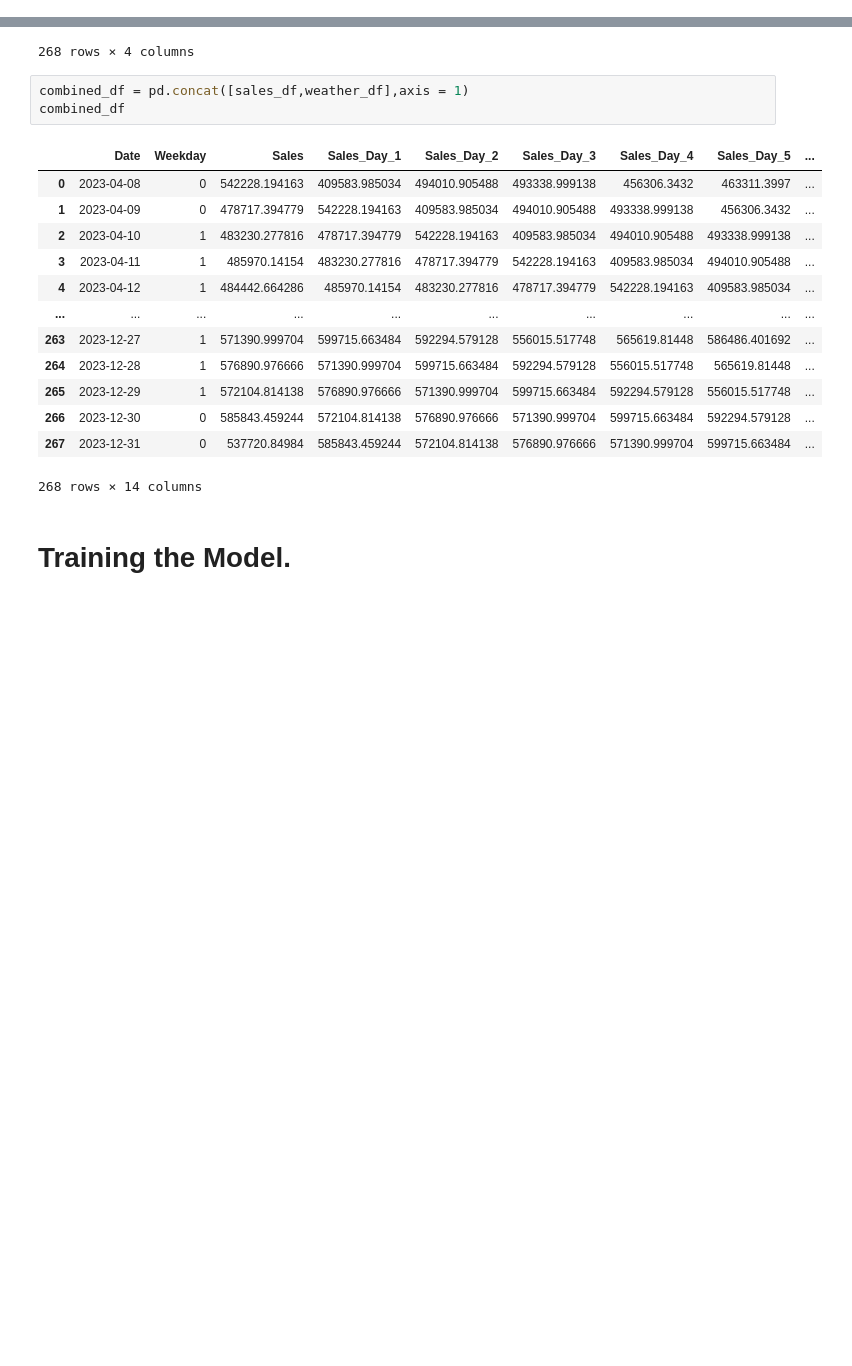
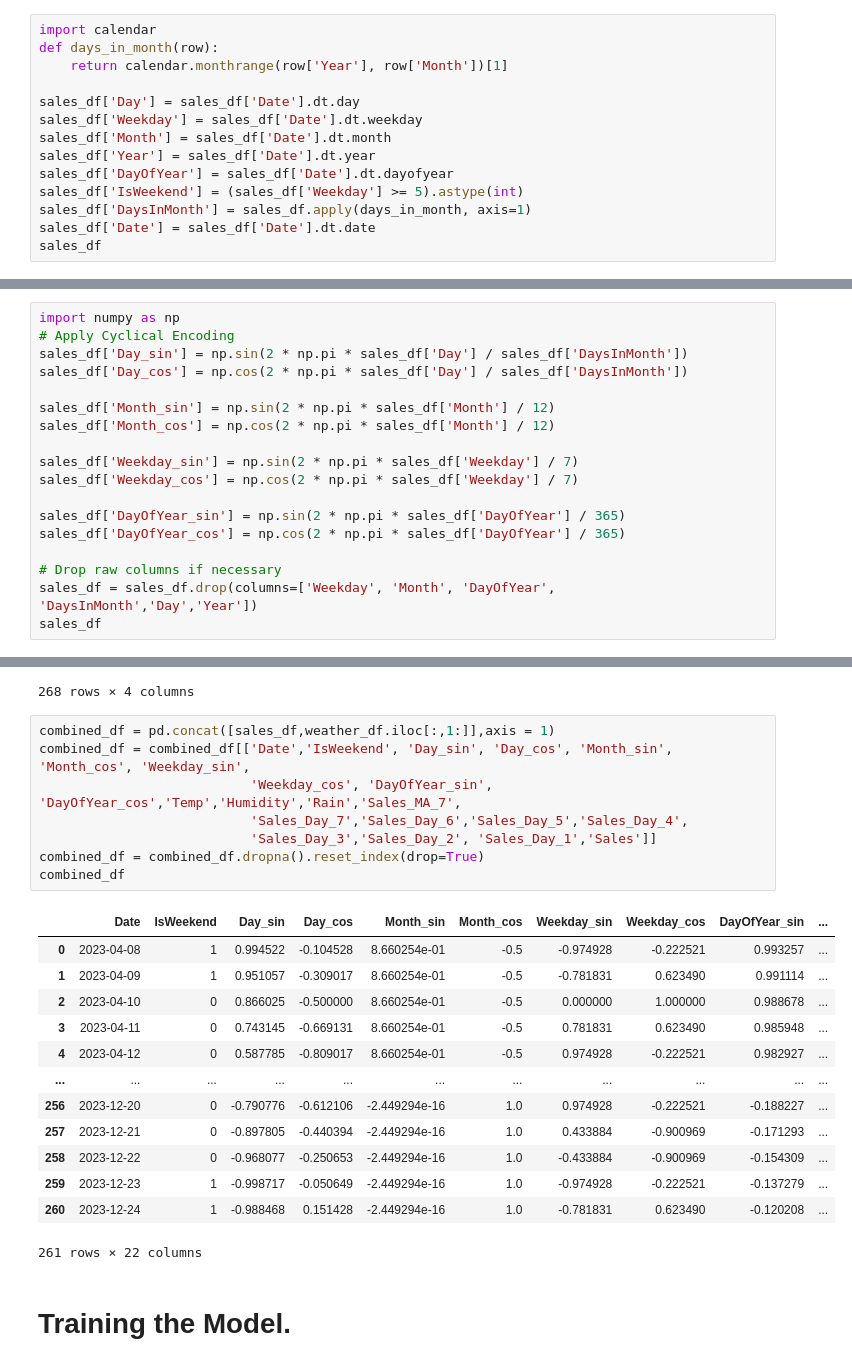
Before and after one commit to milan-roy/CDIS-Project, a Jupyter notebook: ATGL/Jupyer Notebooks/ATGL_FFNN_With_Weather_Mar_2025.ipynb, the cells around one changed output, grey strips where cells are left out. Drawn from its saved outputs; the diff is of its cells as text; blank space fills up the shorter version.

```diff
--- a/ATGL/Jupyer Notebooks/ATGL_FFNN_With_Weather_Mar_2025.ipynb
+++ b/ATGL/Jupyer Notebooks/ATGL_FFNN_With_Weather_Mar_2025.ipynb
@@ -32,0 +33,14 @@ sales_df
+# %%
+import calendar
+def days_in_month(row):
+    return calendar.monthrange(row['Year'], row['Month'])[1]
+
+sales_df['Day'] = sales_df['Date'].dt.day
+sales_df['Weekday'] = sales_df['Date'].dt.weekday
+sales_df['Month'] = sales_df['Date'].dt.month
+sales_df['Year'] = sales_df['Date'].dt.year
+sales_df['DayOfYear'] = sales_df['Date'].dt.dayofyear
+sales_df['IsWeekend'] = (sales_df['Weekday'] >= 5).astype(int)
+sales_df['DaysInMonth'] = sales_df.apply(days_in_month, axis=1)
+sales_df['Date'] = sales_df['Date'].dt.date
+sales_df
@@ -32,0 +61,18 @@ sales_df
+# %%
+import numpy as np
+# Apply Cyclical Encoding
+sales_df['Day_sin'] = np.sin(2 * np.pi * sales_df['Day'] / sales_df['DaysInMonth'])
+sales_df['Day_cos'] = np.cos(2 * np.pi * sales_df['Day'] / sales_df['DaysInMonth'])
+
+sales_df['Month_sin'] = np.sin(2 * np.pi * sales_df['Month'] / 12)
+sales_df['Month_cos'] = np.cos(2 * np.pi * sales_df['Month'] / 12)
+
+sales_df['Weekday_sin'] = np.sin(2 * np.pi * sales_df['Weekday'] / 7)
+sales_df['Weekday_cos'] = np.cos(2 * np.pi * sales_df['Weekday'] / 7)
+
+sales_df['DayOfYear_sin'] = np.sin(2 * np.pi * sales_df['DayOfYear'] / 365)
+sales_df['DayOfYear_cos'] = np.cos(2 * np.pi * sales_df['DayOfYear'] / 365)
+
+# Drop raw columns if necessary
+sales_df = sales_df.drop(columns=['Weekday', 'Month', 'DayOfYear', 'DaysInMonth','Day','Year'])
+sales_df
@@ -47,22 +107,27 @@ weather_df
 | 266 | 2023-12-30 | 71.9 | 69.3 | 0.0 |
 | 267 | 2023-12-31 | 70.9 | 69.3 | 0.0 |
 268 rows × 4 columns
-# %%
-combined_df = pd.concat([sales_df,weather_df],axis = 1)
-combined_df
-# %% [output]
-|  | Date | Weekday | Sales | Sales_Day_1 | Sales_Day_2 | Sales_Day_3 | Sales_Day_4 | Sales_Day_5 | ... |
-| 0 | 2023-04-08 | 0 | 542228.194163 | 409583.985034 | 494010.905488 | 493338.999138 | 456306.3432 | 463311.3997 | ... |
-| 1 | 2023-04-09 | 0 | 478717.394779 | 542228.194163 | 409583.985034 | 494010.905488 | 493338.999138 | 456306.3432 | ... |
-| 2 | 2023-04-10 | 1 | 483230.277816 | 478717.394779 | 542228.194163 | 409583.985034 | 494010.905488 | 493338.999138 | ... |
-| 3 | 2023-04-11 | 1 | 485970.14154 | 483230.277816 | 478717.394779 | 542228.194163 | 409583.985034 | 494010.905488 | ... |
-| 4 | 2023-04-12 | 1 | 484442.664286 | 485970.14154 | 483230.277816 | 478717.394779 | 542228.194163 | 409583.985034 | ... |
-| ... | ... | ... | ... | ... | ... | ... | ... | ... | ... |
-| 263 | 2023-12-27 | 1 | 571390.999704 | 599715.663484 | 592294.579128 | 556015.517748 | 565619.81448 | 586486.401692 | ... |
-| 264 | 2023-12-28 | 1 | 576890.976666 | 571390.999704 | 599715.663484 | 592294.579128 | 556015.517748 | 565619.81448 | ... |
-| 265 | 2023-12-29 | 1 | 572104.814138 | 576890.976666 | 571390.999704 | 599715.663484 | 592294.579128 | 556015.517748 | ... |
-| 266 | 2023-12-30 | 0 | 585843.459244 | 572104.814138 | 576890.976666 | 571390.999704 | 599715.663484 | 592294.579128 | ... |
-| 267 | 2023-12-31 | 0 | 537720.84984 | 585843.459244 | 572104.814138 | 576890.976666 | 571390.999704 | 599715.663484 | ... |
-268 rows × 14 columns
+# %%
+combined_df = pd.concat([sales_df,weather_df.iloc[:,1:]],axis = 1)
+combined_df = combined_df[['Date','IsWeekend', 'Day_sin', 'Day_cos', 'Month_sin', 'Month_cos', 'Weekday_sin',
+                           'Weekday_cos', 'DayOfYear_sin', 'DayOfYear_cos','Temp','Humidity','Rain','Sales_MA_7',
+                           'Sales_Day_7','Sales_Day_6','Sales_Day_5','Sales_Day_4',
+                           'Sales_Day_3','Sales_Day_2', 'Sales_Day_1','Sales']]
+combined_df = combined_df.dropna().reset_index(drop=True)
+combined_df
+# %% [output]
+|  | Date | IsWeekend | Day_sin | Day_cos | Month_sin | Month_cos | Weekday_sin | Weekday_cos | DayOfYear_sin | ... |
+| 0 | 2023-04-08 | 1 | 0.994522 | -0.104528 | 8.660254e-01 | -0.5 | -0.974928 | -0.222521 | 0.993257 | ... |
+| 1 | 2023-04-09 | 1 | 0.951057 | -0.309017 | 8.660254e-01 | -0.5 | -0.781831 | 0.623490 | 0.991114 | ... |
+| 2 | 2023-04-10 | 0 | 0.866025 | -0.500000 | 8.660254e-01 | -0.5 | 0.000000 | 1.000000 | 0.988678 | ... |
+| 3 | 2023-04-11 | 0 | 0.743145 | -0.669131 | 8.660254e-01 | -0.5 | 0.781831 | 0.623490 | 0.985948 | ... |
+| 4 | 2023-04-12 | 0 | 0.587785 | -0.809017 | 8.660254e-01 | -0.5 | 0.974928 | -0.222521 | 0.982927 | ... |
+| ... | ... | ... | ... | ... | ... | ... | ... | ... | ... | ... |
+| 256 | 2023-12-20 | 0 | -0.790776 | -0.612106 | -2.449294e-16 | 1.0 | 0.974928 | -0.222521 | -0.188227 | ... |
+| 257 | 2023-12-21 | 0 | -0.897805 | -0.440394 | -2.449294e-16 | 1.0 | 0.433884 | -0.900969 | -0.171293 | ... |
+| 258 | 2023-12-22 | 0 | -0.968077 | -0.250653 | -2.449294e-16 | 1.0 | -0.433884 | -0.900969 | -0.154309 | ... |
+| 259 | 2023-12-23 | 1 | -0.998717 | -0.050649 | -2.449294e-16 | 1.0 | -0.974928 | -0.222521 | -0.137279 | ... |
+| 260 | 2023-12-24 | 1 | -0.988468 | 0.151428 | -2.449294e-16 | 1.0 | -0.781831 | 0.623490 | -0.120208 | ... |
+261 rows × 22 columns
 # %% [markdown]
 # Training the Model.
```
Also changed, not shown: parts of 12 cells of this notebook, 5 other files.
